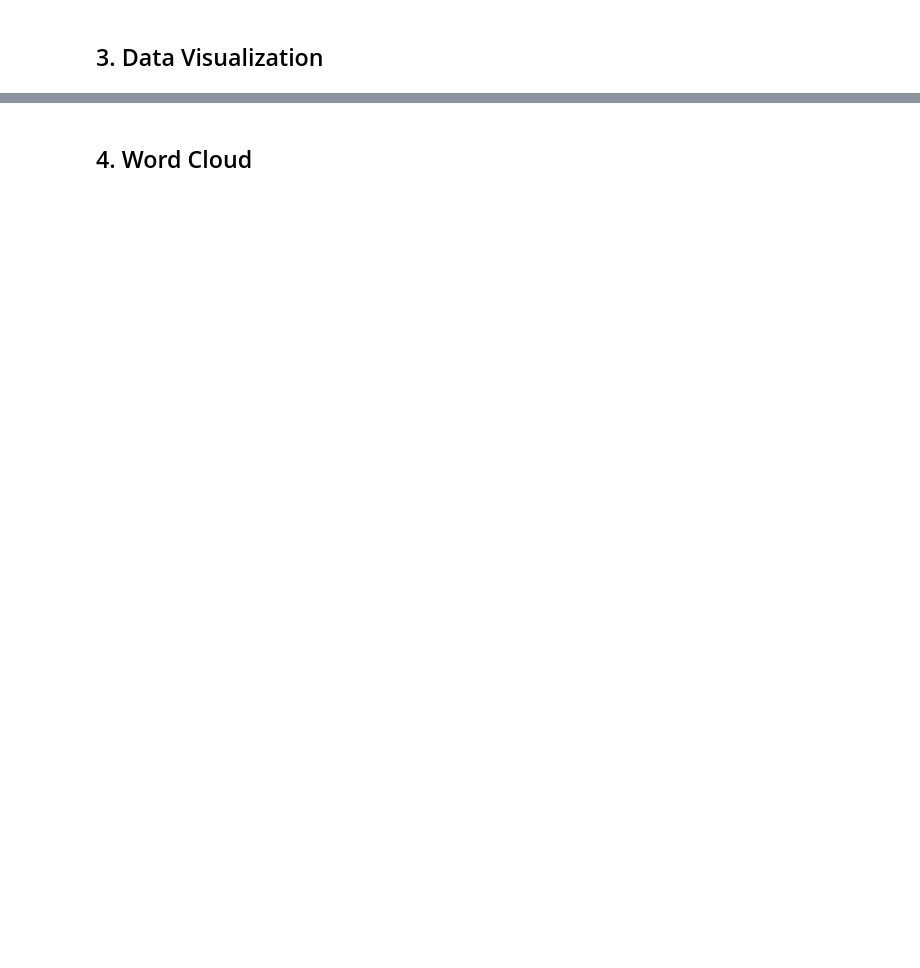
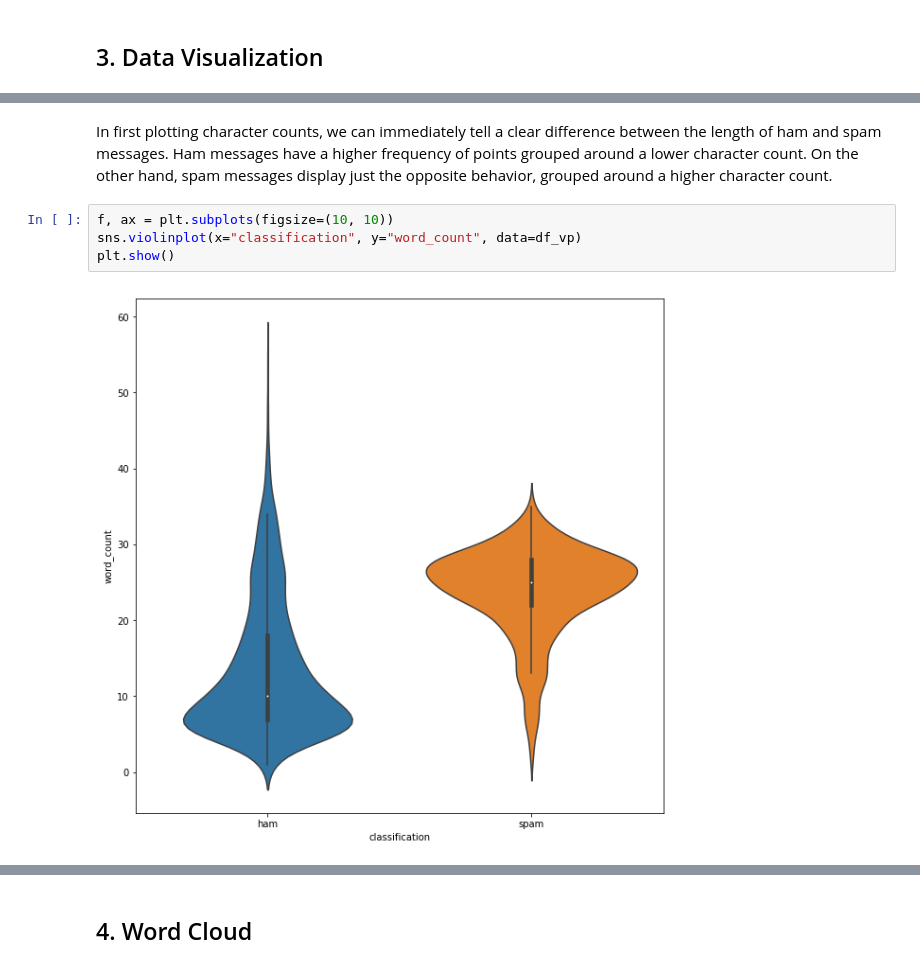
Before and after one commit to ML-Project8/SpamVsHamDataAnalysis, a Jupyter notebook: Lab2-SpamVsHam.ipynb, the cells around one changed output, grey strips where cells are left out. Saved outputs shown, nothing was run; the diff lists cells and outputs as text; blank space fills up the shorter version.

```diff
--- a/Lab2-SpamVsHam.ipynb
+++ b/Lab2-SpamVsHam.ipynb
@@ -99,0 +289,8 @@ print(df_tfidf)
+# %% [markdown]
+In first plotting character counts, we can immediately tell a clear difference between the length of ham and spam messages. Ham messages have a higher frequency of points grouped around a lower character count. On the other hand, spam messages display just the opposite behavior, grouped around a higher character count.
+# %%
+f, ax = plt.subplots(figsize=(10, 10))
+sns.violinplot(x="classification", y="word_count", data=df_vp)
+plt.show()
+# %% [output]
+[figure, added]
```
Also changed, not shown: parts of 42 cells of this notebook, 5 other files.
